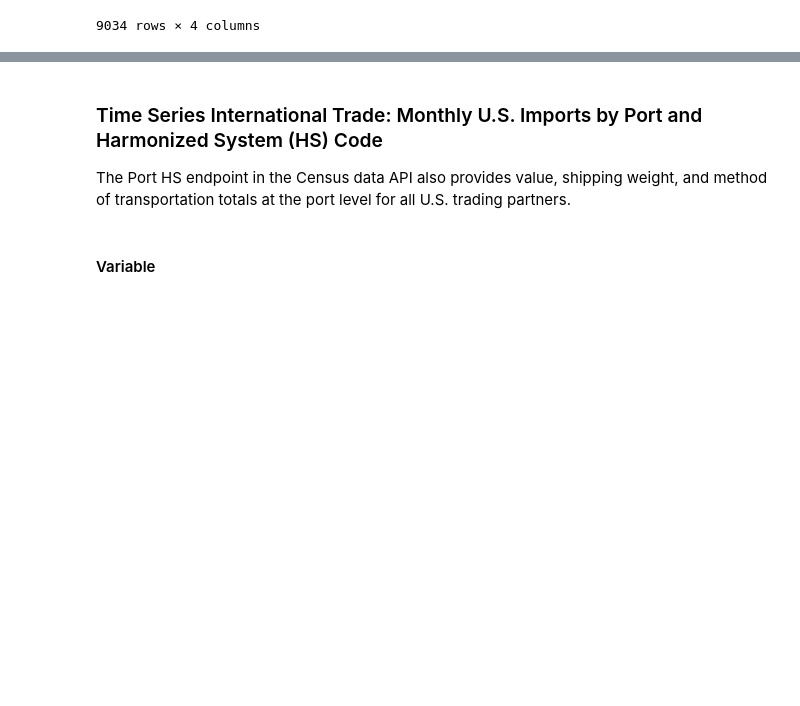
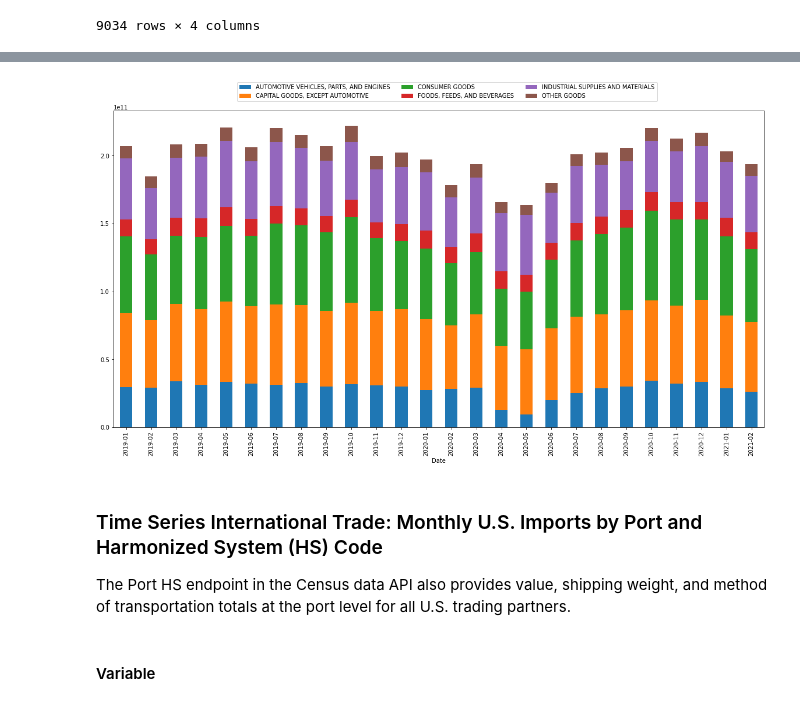
Before and after one commit to naydeenmonzon/Project-2, a Jupyter notebook: US_Census.ipynb, the cells around one changed output, grey strips where cells are left out. Drawn from its saved outputs; the diff is of its cells as text; code cells hidden in the pictures; blank space fills up the shorter version.

```diff
--- a/US_Census.ipynb
+++ b/US_Census.ipynb
@@ -370,0 +336,3 @@ ProductConsumption.plot.bar()
+# %%
+enduse = useDF[(useDF.code =='0')|(useDF.code =='1')|(useDF.code =='2')|(useDF.code =='3')|(useDF.code =='4')|(useDF.code =='5')]
+enduse
@@ -370,0 +355,4 @@ ProductConsumption.plot.bar()
+# %%
+enduseTOTAL = enduse[enduse['50-character District name'].str.contains("TOTAL")].drop(columns=['code','100-character Import ENDUSE Long Description','2-character District Code','Containerized Vessel Shipping Weight']).rename(columns={'100-character Import ENDUSE Short Description':'Product', '50-character District name': 'District', 'ISO-8601 Date/Time value':'Date','Imports for Consumption, Total Value':'Consumption Value'})
+enduseTOTAL = enduseTOTAL.drop(columns='District')
+enduseTOTAL
@@ -370,0 +373,4 @@ ProductConsumption.plot.bar()
+# %%
+useTCOL = enduseTOTAL.columns.drop(['Product',"Date"])
+enduseTOTAL[useTCOL] = enduseTOTAL[useTCOL].apply(pd.to_numeric, errors='coerce')
+enduseTOTAL.info()
@@ -370,0 +388,3 @@ ProductConsumption.plot.bar()
+# %%
+valuePD = enduseTOTAL.pivot(index="Date", columns='Product', values='Consumption Value')
+valuePD
@@ -371,3 +422,9 @@ ProductConsumption.plot.bar()
+# %%
+valuePD.plot(kind='bar', stacked=True, figsize=(20,10))
+plt.legend(bbox_to_anchor =(0.84,1.1), ncol = 3)
+plt.show()
+# %% [output]
+[figure, added]
 # %% [markdown]
 ### Time Series International Trade: Monthly U.S. Imports by Port and Harmonized System (HS) Code
 The Port HS endpoint in the Census data API also provides value, shipping weight, and method of transportation totals at the port level for all U.S. trading partners.
```
Also changed, not shown: parts of 97 cells of this notebook.
